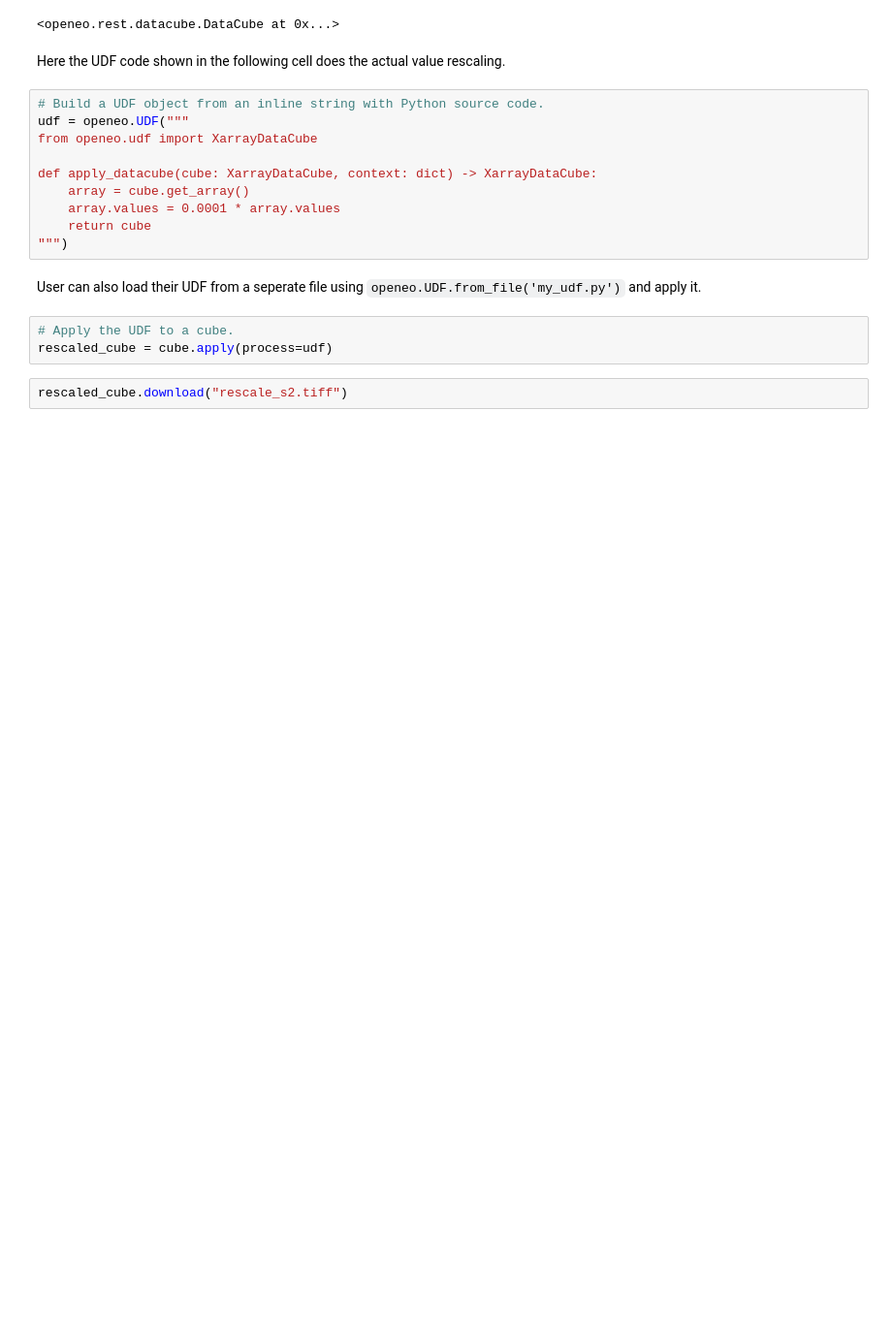
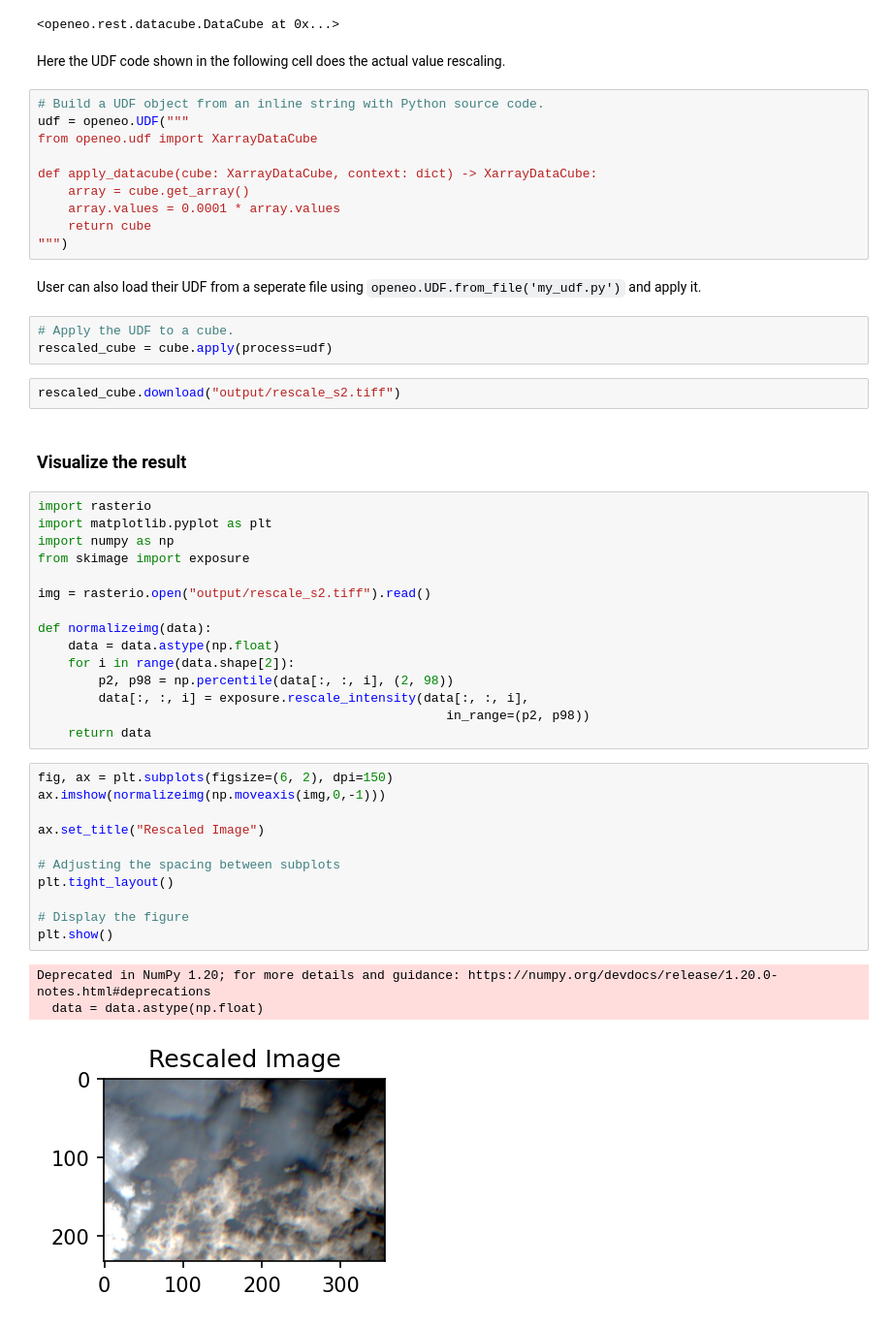
Before and after one commit to eu-cdse/notebook-samples, a Jupyter notebook: openeo/UDF.ipynb, the cells around one changed output. Shown at 97% size. Cells and saved outputs as stored; diff of their text form; blank space fills up the shorter version.

Commit message:
visualize images

```diff
--- a/openeo/UDF.ipynb
+++ b/openeo/UDF.ipynb
@@ -43,4 +45,36 @@ User can also load their UDF from a seperate file using `openeo.UDF.from_file('m
 # Apply the UDF to a cube.
 rescaled_cube = cube.apply(process=udf)
 # %%
-rescaled_cube.download("rescale_s2.tiff")
+rescaled_cube.download("output/rescale_s2.tiff")
+# %% [markdown]
+### Visualize the result
+# %%
+import rasterio
+import matplotlib.pyplot as plt
+import numpy as np
+from skimage import exposure
+
+img = rasterio.open("output/rescale_s2.tiff").read()
+
+def normalizeimg(data):
+    data = data.astype(np.float)
+    for i in range(data.shape[2]):
+        p2, p98 = np.percentile(data[:, :, i], (2, 98))
+        data[:, :, i] = exposure.rescale_intensity(data[:, :, i],
+                                                      in_range=(p2, p98))
+    return data
+# %%
+fig, ax = plt.subplots(figsize=(6, 2), dpi=150)
+ax.imshow(normalizeimg(np.moveaxis(img,0,-1)))
+
+ax.set_title("Rescaled Image")
+
+# Adjusting the spacing between subplots
+plt.tight_layout()
+
+# Display the figure
+plt.show()
+# %% [output]
+Deprecated in NumPy 1.20; for more details and guidance: https://numpy.org/devdocs/release/1.20.0-notes.html#deprecations
+  data = data.astype(np.float)
+[figure, added]
```
Also changed, not shown: parts of 1 cell of this notebook, 1 other file.
